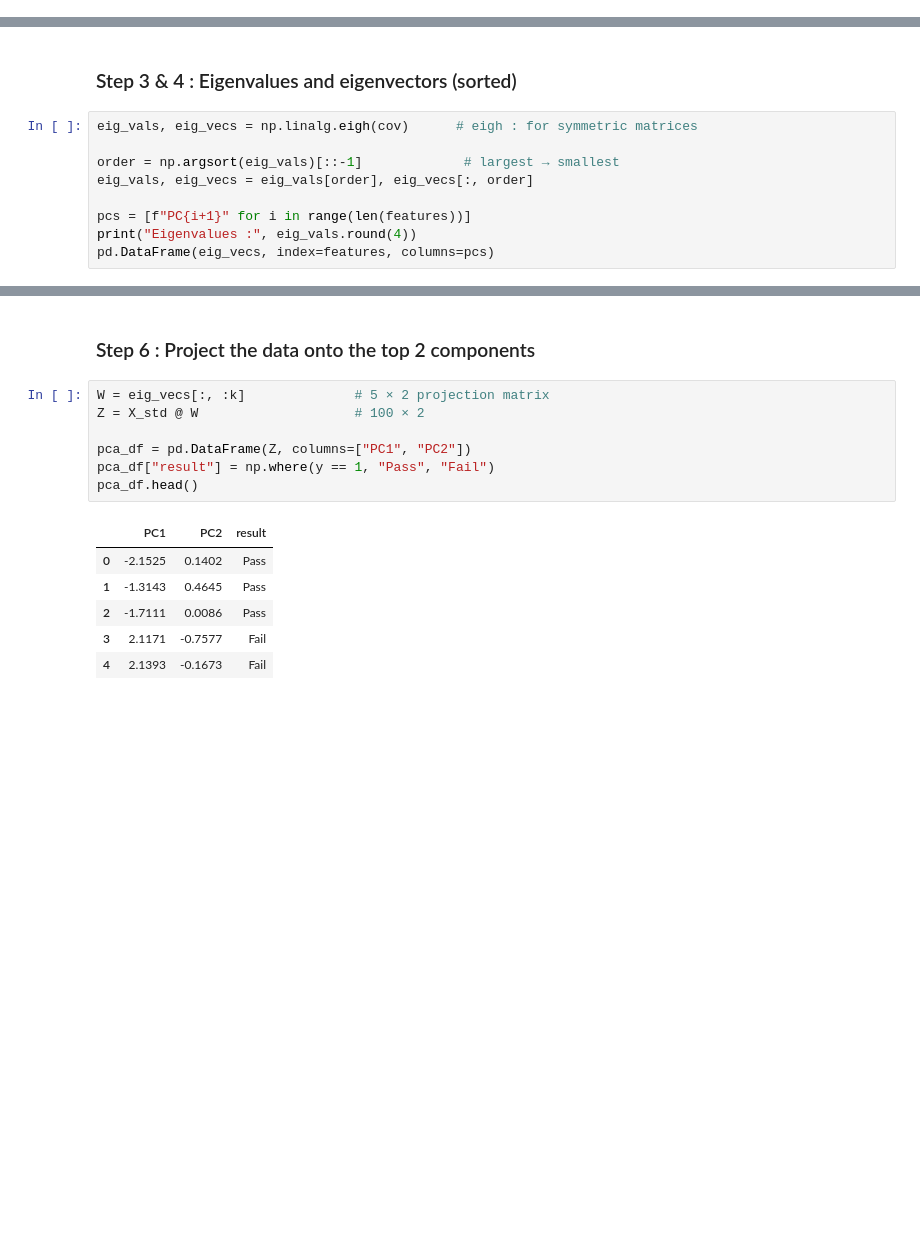
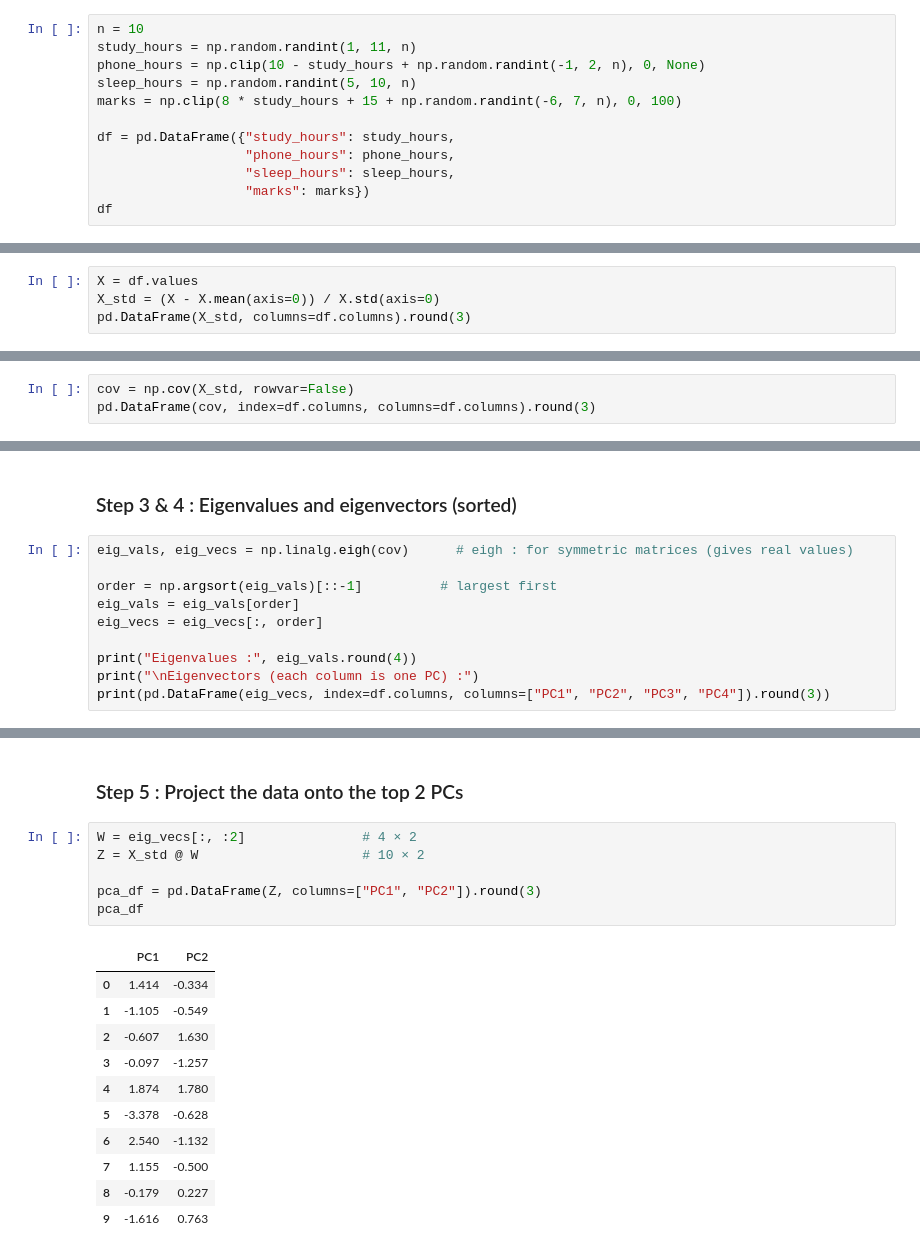
Before and after one commit to lakshay8toic/ML-Lab-Work-, a Jupyter notebook: Lab6_Covariance_Correlation_PCA.ipynb, the cells around one changed output, grey strips where cells are left out. Saved outputs shown, nothing was run; the diff lists cells and outputs as text; blank space fills up the shorter version.

Commit message:
Lab 6: use a small 10-row random dataset and simplify

```diff
--- a/Lab6_Covariance_Correlation_PCA.ipynb
+++ b/Lab6_Covariance_Correlation_PCA.ipynb
@@ -266,0 +23,12 @@ X shape : (100, 5)
+# %%
+n = 10
+study_hours = np.random.randint(1, 11, n)
+phone_hours = np.clip(10 - study_hours + np.random.randint(-1, 2, n), 0, None)
+sleep_hours = np.random.randint(5, 10, n)
+marks = np.clip(8 * study_hours + 15 + np.random.randint(-6, 7, n), 0, 100)
+
+df = pd.DataFrame({"study_hours": study_hours,
+                   "phone_hours": phone_hours,
+                   "sleep_hours": sleep_hours,
+                   "marks": marks})
+df
@@ -276,0 +183,4 @@ Stds  after standardising : [1. 1. 1. 1. 1.]
+# %%
+X = df.values
+X_std = (X - X.mean(axis=0)) / X.std(axis=0)
+pd.DataFrame(X_std, columns=df.columns).round(3)
@@ -288,0 +201,3 @@ pd.DataFrame(cov, index=features, columns=features)
+# %%
+cov = np.cov(X_std, rowvar=False)
+pd.DataFrame(cov, index=df.columns, columns=df.columns).round(3)
@@ -289,12 +210,13 @@ pd.DataFrame(cov, index=features, columns=features)
 # %% [markdown]
 ### Step 3 & 4 : Eigenvalues and eigenvectors (sorted)
 # %%
-eig_vals, eig_vecs = np.linalg.eigh(cov)      # eigh : for symmetric matrices
+eig_vals, eig_vecs = np.linalg.eigh(cov)      # eigh : for symmetric matrices (gives real values)
 
-order = np.argsort(eig_vals)[::-1]             # largest → smallest
-eig_vals, eig_vecs = eig_vals[order], eig_vecs[:, order]
+order = np.argsort(eig_vals)[::-1]          # largest first
+eig_vals = eig_vals[order]
+eig_vecs = eig_vecs[:, order]
 
-pcs = [f"PC{i+1}" for i in range(len(features))]
 print("Eigenvalues :", eig_vals.round(4))
-pd.DataFrame(eig_vecs, index=features, columns=pcs)
+print("\nEigenvectors (each column is one PC) :")
+print(pd.DataFrame(eig_vecs, index=df.columns, columns=["PC1", "PC2", "PC3", "PC4"]).round(3))
 # %% [output]
@@ -339,16 +249,20 @@ PC1 + PC2 together explain 78.90% of the total variance
 # %% [markdown]
-### Step 6 : Project the data onto the top 2 components
+### Step 5 : Project the data onto the top 2 PCs
 # %%
-W = eig_vecs[:, :k]              # 5 × 2 projection matrix
-Z = X_std @ W                    # 100 × 2
+W = eig_vecs[:, :2]               # 4 × 2
+Z = X_std @ W                     # 10 × 2
 
-pca_df = pd.DataFrame(Z, columns=["PC1", "PC2"])
-pca_df["result"] = np.where(y == 1, "Pass", "Fail")
-pca_df.head()
+pca_df = pd.DataFrame(Z, columns=["PC1", "PC2"]).round(3)
+pca_df
 # %% [output]
-|  | PC1 | PC2 | result |
-| 0 | -2.1525 | 0.1402 | Pass |
-| 1 | -1.3143 | 0.4645 | Pass |
-| 2 | -1.7111 | 0.0086 | Pass |
-| 3 | 2.1171 | -0.7577 | Fail |
-| 4 | 2.1393 | -0.1673 | Fail |
+|  | PC1 | PC2 |
+| 0 | 1.414 | -0.334 |
+| 1 | -1.105 | -0.549 |
+| 2 | -0.607 | 1.630 |
+| 3 | -0.097 | -1.257 |
+| 4 | 1.874 | 1.780 |
+| 5 | -3.378 | -0.628 |
+| 6 | 2.540 | -1.132 |
+| 7 | 1.155 | -0.500 |
+| 8 | -0.179 | 0.227 |
+| 9 | -1.616 | 0.763 |
```
Also changed, not shown: parts of 67 cells of this notebook, 1 other file.
